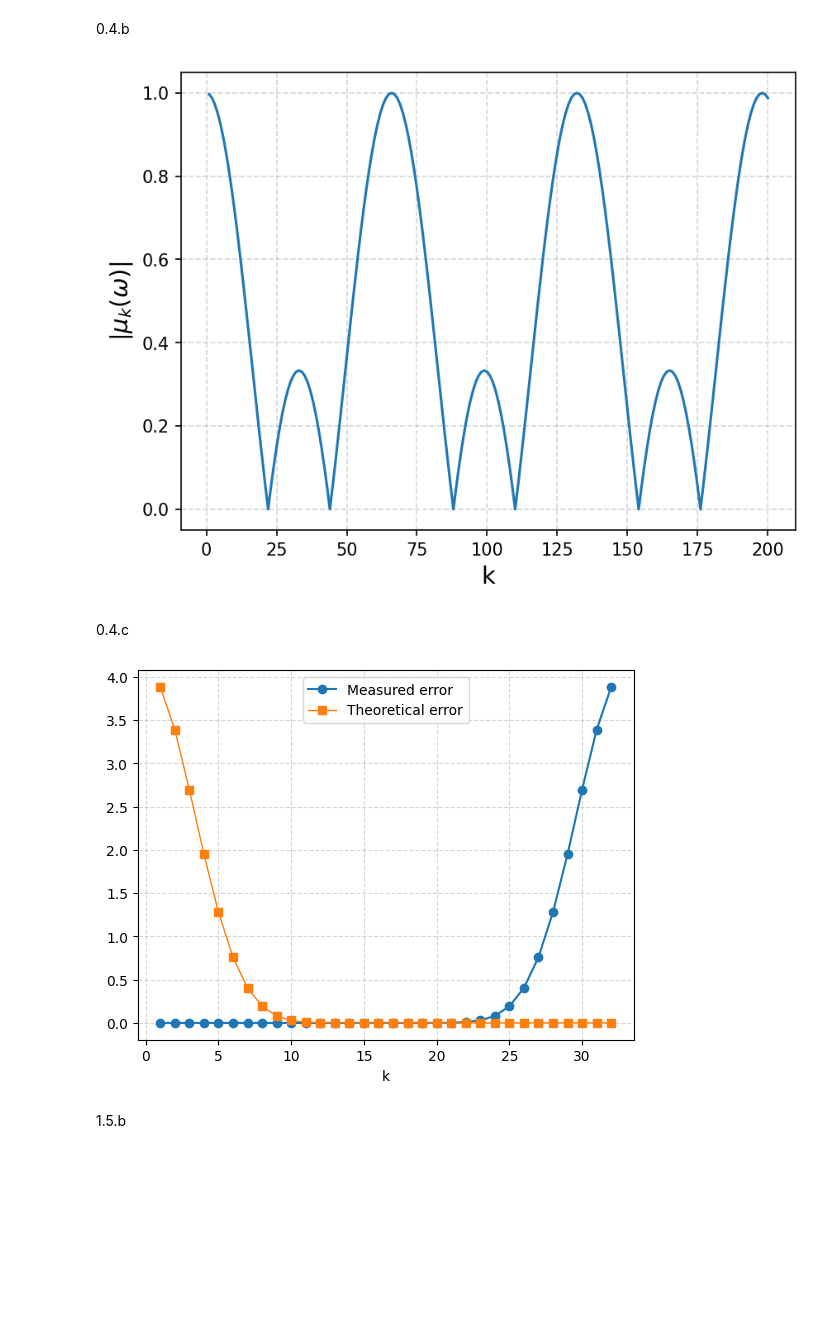
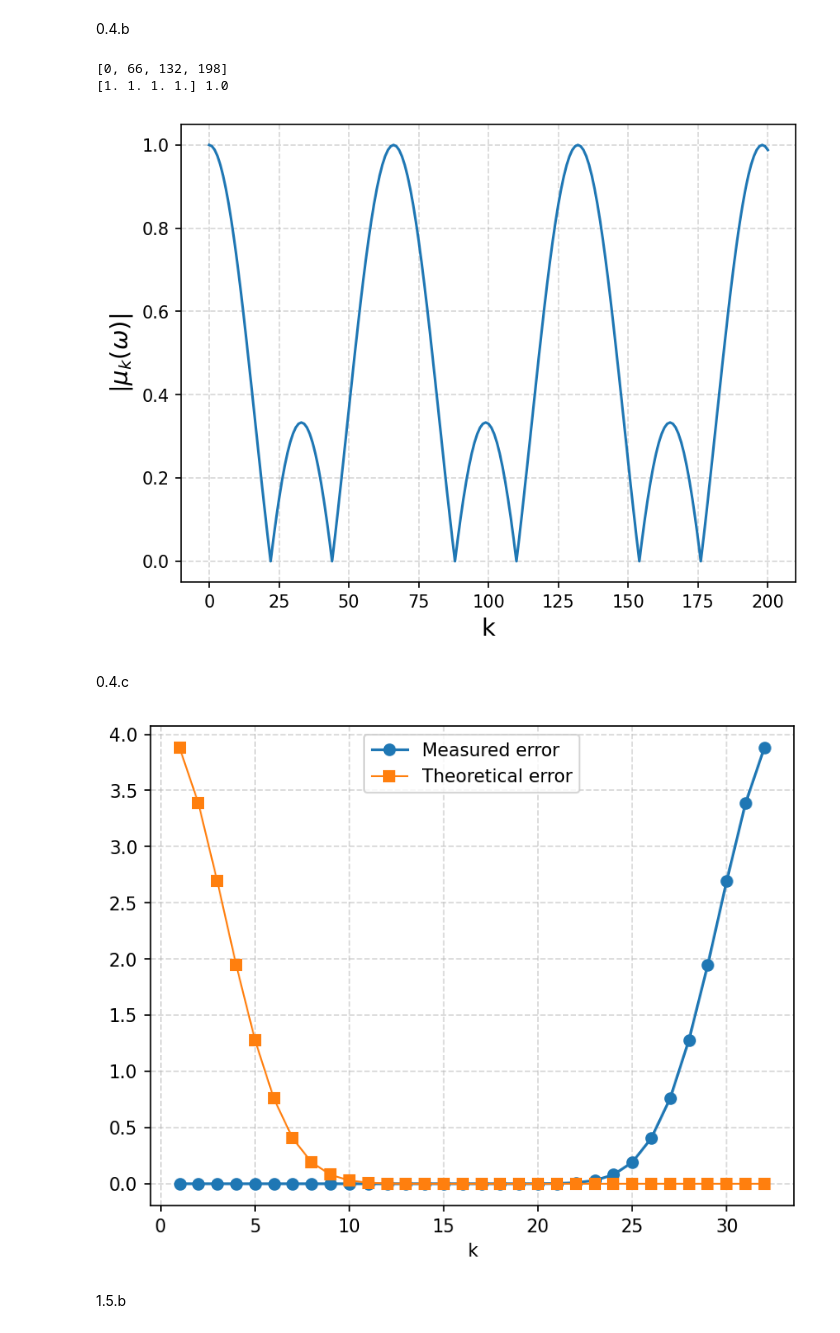
Before and after one commit to jabelieu/nmfde_class, a Jupyter notebook: hw2_jab.ipynb, the cells around one changed output. Saved outputs shown, nothing was run; the diff lists cells and outputs as text; code cells hidden in the pictures; blank space fills up the shorter version.

```diff
--- a/hw2_jab.ipynb
+++ b/hw2_jab.ipynb
@@ -105,0 +134,12 @@ h not specified, assuming h = 1.0
+# %%
+n=32
+h=1/(n+1)
+e = np.ones(n)
+D = -2/h**2 * diags( e , offsets=0,shape=(n,n))
+U = 1/h**2 * diags( e , offsets=1,shape=(n,n))
+L = 1/h**2 * diags( e , offsets=-1,shape=(n,n))
+tgs = -np.linalg.inv(D.toarray() + L.toarray()) @ U.toarray() # gs iteratoin matrix
+tgs = -np.linalg.inv ( D.toarray() ) @ ( L + U ).toarray() # this is jacobi but im playing rn
+_ , tgs_evecs = np.linalg.eigh(tgs)
+x = np.linspace(0.,1.,n)
+plt.plot(x,tgs_evecs[2]);
@@ -821,13 +922,34 @@ Method : Gauss-Seidel | slope : 2.718e+00 | intercept : 1.000e+00
 # %% [markdown]
 0.4.b
 # %%
+"""
+Name: highest damped amplification factor range
+Purpose: find highest damped iterates by observing eigenvalues of system
+Author: Joshua Belieu | Fletch
+Date written: 2025-10-01(ish)
+Last modified: 2025-10-11
+Inputs:
+- n : int. domain size
+- w : float. smoother/mixing parameter.
+Outputs:
+- plot : canvas. mu_k(w) vs k
+Dependencies:
+- None.
+"""
+
 n = 32
 w = 2/3
 theta_k = lambda k : k * np.pi / ( n + 1 )
 mu_k = lambda k : 1-w + w * np.cos ( theta_k(k) )
 
-k_list = np.arange( 1 , 200 + 1 )
+k_list = np.arange( 0 , 200 + 1 )
 mag_mu_k = np.abs ( mu_k ( k_list ) )
+
+max_value = max(mag_mu_k)
+max_indices = [i for i, x in enumerate(mag_mu_k) if x == max_value]
+print(max_indices)
+max_k = mag_mu_k[max_indices]
+print(max_k,mag_mu_k[0])
 
 plt.figure(dpi=150)
 plt.plot(k_list, mag_mu_k)
@@ -835,45 +957,64 @@ plt.xlabel('k',fontsize=14)
 plt.ylabel(r'$|\mu_k(\omega)|$',fontsize=14)
 plt.grid(ls='--',alpha=0.5);
 # %% [output]
+[0, 66, 132, 198]
+[1. 1. 1. 1.] 1.0
 [figure]
 # %% [markdown]
 0.4.c
 # %%
+"""
+Name: compare theoretical and experimental error
+Purpose: compare errors between theory and numerical experiment to showcase
+         advantages of multi-grid methods.
+Author: Joshua Belieu | Fletch
+Date written: 2025-10-01(ish)
+Last modified: 2025-10-11
+Inputs:
+- n : int. domain size
+- w : float. smoother/mixing parameter.
+- max_steps : int. number of iterates.
+Outputs:
+- plot : canvas. exp. vs theor. error
+Dependencies:
+- None.
+"""
+
 n = 32
 w = 2/3
 max_steps = 15
 theta_k = lambda k : k * np.pi / ( n + 1 )
 mu_k = lambda k : 1-w + w * np.cos ( theta_k(k) )
 i_arr = np.arange ( 1 , n + 1 )
 error_measured = []
 error_theory = []
 Gw = (1-w)*np.eye(n) - 0.5 * w * diags ( [np.ones(n-1)]*2 , offsets = [1,-1] ).toarray() # leveque
-# Gw = np.eye(n) - w * (diags([ -1*np.ones(n-1), 2*np.ones(n), -1*np.ones(n-1) ], offsets=[-1,0,1]).toarray() / 2) # gpt
 
 for k in range ( 1 , n + 1 ) :
 
-    theta_k_val = theta_k ( k )
-    phi_k = np.sin( theta_k_val * i_arr )
+    theta_k_val = theta_k ( k ) # calc. angle
+    phi_k = np.sin( theta_k_val * i_arr ) # theor. eigen vec.
     phi_c = phi_k.copy()
-    mu_k_val = mu_k ( k )
+    mu_k_val = mu_k ( k ) # exp eigen val. 'guess'
 
-    for step in range(max_steps):
+    for step in range(max_steps): # take steps to update phi_c
         phi_c = Gw @ phi_c  # For sine modes, exact update is mu_k * phi
 
-    phi_k *= mu_k(k) ** max_steps
-    error_measured.append(np.linalg.norm(phi_c))
-    error_theory.append(np.linalg.norm(phi_k))
+    phi_k *= mu_k(k) ** max_steps # theor eigen vec.
+    error_measured.append(np.linalg.norm(phi_c)) # bookkeeping
+    error_theory.append(np.linalg.norm(phi_k)) # "
 
 error_measured = np.array(error_measured)
 error_theory = np.array(error_theory)
-
+# plot!
+plt.figure(dpi=150)
 plt.plot(i_arr, error_measured, marker='o', label='Measured error')
 plt.plot(i_arr, error_theory, marker='s',lw=1, label='Theoretical error')
 plt.grid(ls='--',alpha=0.5)
 plt.xlabel('k')
 plt.legend();
 # %% [output]
-[figure, old version]
+[figure, new version]
 # %% [markdown]
 1.5.b
 # %%
```
Also changed, not shown: parts of 18 cells of this notebook, 1 other file.
